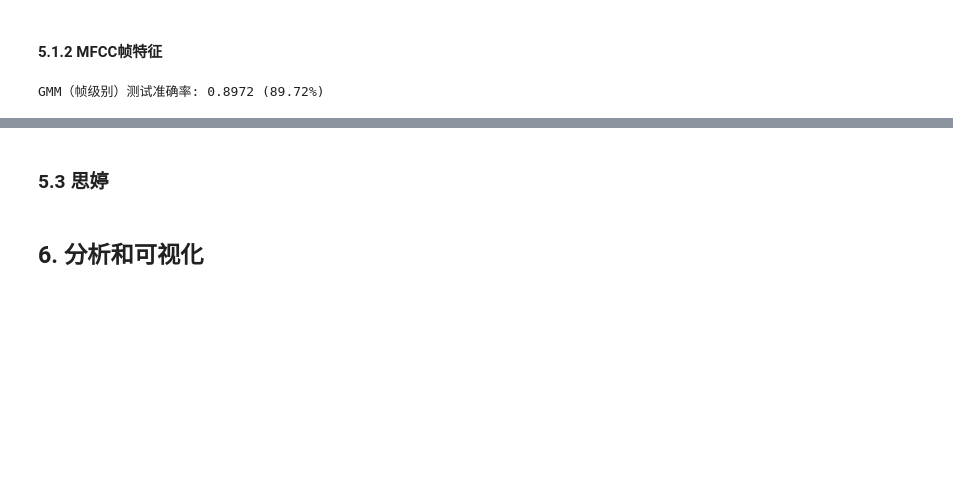
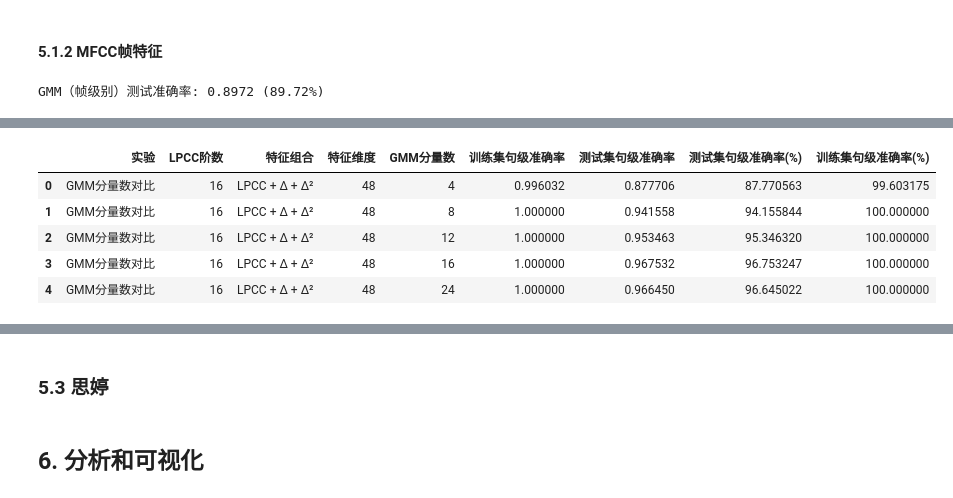
Before and after one commit to xiaoa33/speaker_recognition, a Jupyter notebook: experiment_2.ipynb, the cells around one changed output, grey strips where cells are left out. Saved outputs shown, nothing was run; the diff lists cells and outputs as text; code cells hidden in the pictures; blank space fills up the shorter version.

Commit message:
zx-LPCC+GMM/MFCC+LPCC

```diff
--- a/experiment_2.ipynb
+++ b/experiment_2.ipynb
@@ -153,8 +157,8 @@ for spk in sorted(os.listdir(TrainOrg))[:3]:
 # %% [markdown]
 PS: 定义划分后的目录，避免重复划分
 # %%
-TrainOrg = "TRAIN_ORG"
-TestOrg = "TEST_ORG"
+TrainOrg = "../TRAIN_ORG"
+TestOrg = "../TEST_ORG"
 # %% [markdown]
 ### 2.2 统计音频帧长，确定max_len，方便提取时序特征时设定max_len
 # %% [markdown]
@@ -971,0 +2056,83 @@ print(f'平均预测置信度: {y_conf_lpcc_softmax.mean():.4f}')
+# %%
+# ============================================================
+# LPCC-GMM 句级评估与对比
+# ============================================================
+# 本单元不重新训练模型，只读取 4.2.2 已经选出的最佳 LPCC-GMM 结果。
+# 主要输出：
+# 1. 最佳 LPCC-GMM 的句级准确率；
+# 2. 不同 GMM 分量数对比表；
+# 3. Delta 特征消融表；
+# 4. 与第一个人的 MFCC-GMM 结果做简单对比。
+
+required_vars = [
+    'lpcc_gmm_acc',
+    'lpcc_gmm_train_acc',
+    'lpcc_gmm_best_config',
+    'lpcc_component_results_df',
+    'y_conf_lpcc_gmm',
+    'y_true_lpcc_gmm',
+    'y_pred_lpcc_gmm'
+]
+
+missing_vars = [name for name in required_vars if name not in globals()]
+
+if missing_vars:
+    print('请先运行 4.2.1 和 4.2.2 中与笑儿相关的 LPCC-GMM 单元。')
+    print('当前缺少变量：' + ', '.join(missing_vars))
+else:
+    print('LPCC-GMM 最佳配置：')
+    for k, v in lpcc_gmm_best_config.items():
+        if '准确率' in k:
+            print(f'{k}: {v:.4f} ({v * 100:.2f}%)')
+        else:
+            print(f'{k}: {v}')
+
+    print('\nLPCC-GMM 句级测试结果：')
+    print(f'训练集句级准确率 sanity check: {lpcc_gmm_train_acc:.4f} ({lpcc_gmm_train_acc * 100:.2f}%)')
+    print(f'测试集句级准确率: {lpcc_gmm_acc:.4f} ({lpcc_gmm_acc * 100:.2f}%)')
+    print(f'平均近似置信度: {np.mean(y_conf_lpcc_gmm):.4f}')
+
+    if lpcc_gmm_acc >= 0.80:
+        print('已达到 80%+ 的目标。')
+    else:
+        print('尚未达到 80%。建议优先观察分量数对比表，选择 8/12/16/24 中更稳的配置；必要时再考虑与 MFCC-GMM 分数融合。')
+
+    print('\n不同 GMM 分量数对比表：')
+    display(lpcc_component_results_df)
+
+    if 'lpcc_delta_ablation_results_df' in globals() and len(lpcc_delta_ablation_results_df) > 0:
+        print('\nLPCC / LPCC+Δ / LPCC+Δ+Δ² 消融表：')
+        display(lpcc_delta_ablation_results_df)
+
+    if 'lpcc_order_results_df' in globals() and len(lpcc_order_results_df) > 0:
+        print('\nLPCC 阶数对比表：')
+        display(lpcc_order_results_df)
+
+    # ----------------------------
+    # 与 MFCC-GMM 做对比
+    # ----------------------------
+    # 说明：
+    # - 第一个人的 MFCC 帧级 GMM 在 5.1.2 中把准确率保存为变量 acc；
+    # - 如果你已经运行过 5.1.2，这里会自动读取 acc；
+    # - 如果没有运行过 5.1.2，这里只显示 LPCC-GMM 自己的结果。
+    comparison_rows = [{
+        '方法': f"LPCC-GMM（{lpcc_gmm_best_config['特征组合']}，{lpcc_gmm_best_config['GMM分量数']}分量）",
+        '特征级别': '帧级特征 + 句级判决',
+        '句级准确率': lpcc_gmm_acc,
+        '句级准确率(%)': lpcc_gmm_acc * 100,
+    }]
+
+    if 'acc' in globals():
+        comparison_rows.insert(0, {
+            '方法': 'MFCC-GMM（帧级特征）',
+            '特征级别': '帧级特征 + 句级判决',
+            '句级准确率': float(acc),
+            '句级准确率(%)': float(acc) * 100,
+        })
+    else:
+        print('\n提示：如果想自动生成 MFCC-GMM vs LPCC-GMM 对比表，请先运行 5.1.2 的 MFCC帧级GMM评估单元。')
+
+    lpcc_mfcc_comparison_df = pd.DataFrame(comparison_rows)
+    print('\nMFCC-GMM 与 LPCC-GMM 对比：')
+    display(lpcc_mfcc_comparison_df)
+# %% [output]
@@ -971,0 +2154,6 @@ print(f'平均预测置信度: {y_conf_lpcc_softmax.mean():.4f}')
+|  | 实验 | LPCC阶数 | 特征组合 | 特征维度 | GMM分量数 | 训练集句级准确率 | 测试集句级准确率 | 测试集句级准确率(%) | 训练集句级准确率(%) |
+| 0 | GMM分量数对比 | 16 | LPCC + Δ + Δ² | 48 | 4 | 0.996032 | 0.877706 | 87.770563 | 99.603175 |
+| 1 | GMM分量数对比 | 16 | LPCC + Δ + Δ² | 48 | 8 | 1.000000 | 0.941558 | 94.155844 | 100.000000 |
+| 2 | GMM分量数对比 | 16 | LPCC + Δ + Δ² | 48 | 12 | 1.000000 | 0.953463 | 95.346320 | 100.000000 |
+| 3 | GMM分量数对比 | 16 | LPCC + Δ + Δ² | 48 | 16 | 1.000000 | 0.967532 | 96.753247 | 100.000000 |
+| 4 | GMM分量数对比 | 16 | LPCC + Δ + Δ² | 48 | 24 | 1.000000 | 0.966450 | 96.645022 | 100.000000 |
```
Also changed, not shown: parts of 29 cells of this notebook.
